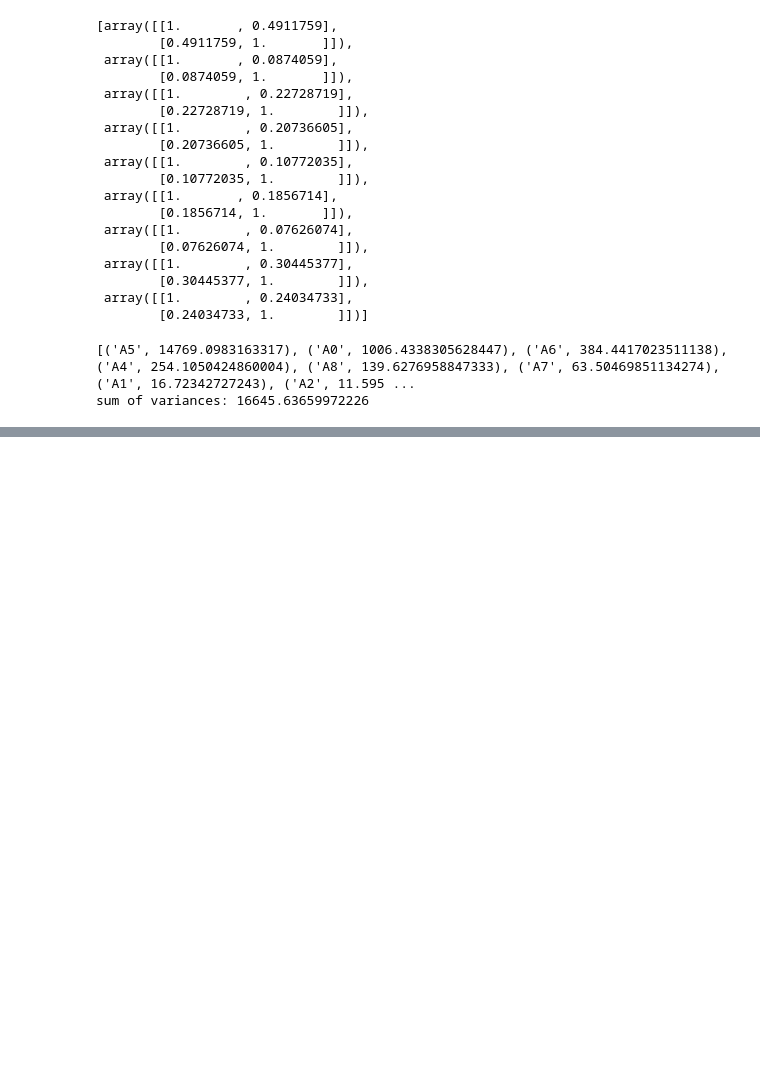
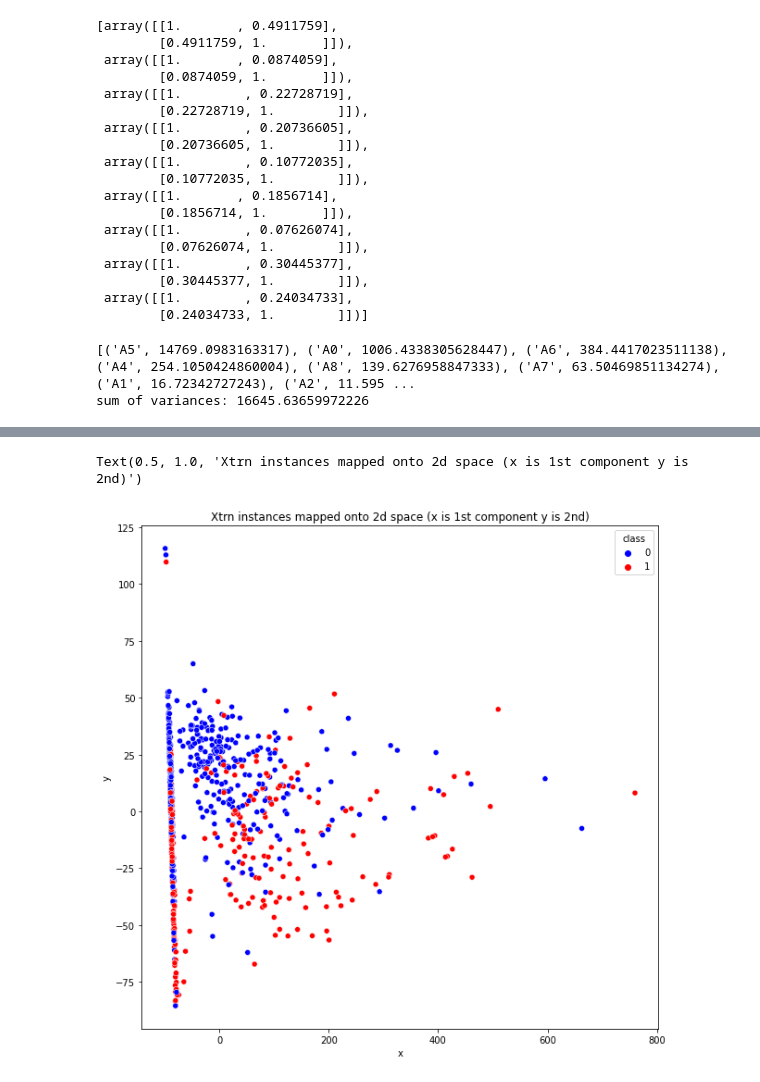
Before and after one commit to monkey-sheng/IAML-CW2, a Jupyter notebook: iaml212cw2_q1.ipynb, the cells around one changed output, grey strips where cells are left out. Saved outputs shown, nothing was run; the diff lists cells and outputs as text; code cells hidden in the pictures; blank space fills up the shorter version.

```diff
--- a/iaml212cw2_q1.ipynb
+++ b/iaml212cw2_q1.ipynb
@@ -102,0 +165,14 @@ fig, (ax1, ax2) = plt.subplots(1, 2, figsize=(15,15))
+# %%
+# Q1.5 c
+# Mapping all the instances in Xtrn on to the 2D space spanned with the first two principal components, and plot a scatter graph of the instances on the space,
+# where instances of class 0 are displayed in blue and those of class 1 in red. Use grid lines.
+# Note that the mapping should be done directly using the eigen vectors obtained in PCA - you should not use Sklearn’s functions, e.g. transform().
+
+X_pca2d = X_pca[:, 0:2]
+data = {'x':X_pca2d[:,0],'y':X_pca2d[:,1],'class':Ytrn}
+fig, ax=plt.subplots(figsize=(10,10))
+sns.scatterplot(data=data,x='x',y='y', hue='class', palette=['blue','red'], ax=ax)
+ax.set_title('Xtrn instances mapped onto 2d space (x is 1st component y is 2nd)')
+# %% [output]
+Text(0.5, 1.0, 'Xtrn instances mapped onto 2d space (x is 1st component y is 2nd)')
+[figure, added]
```
Also changed, not shown: parts of 11 cells of this notebook.
